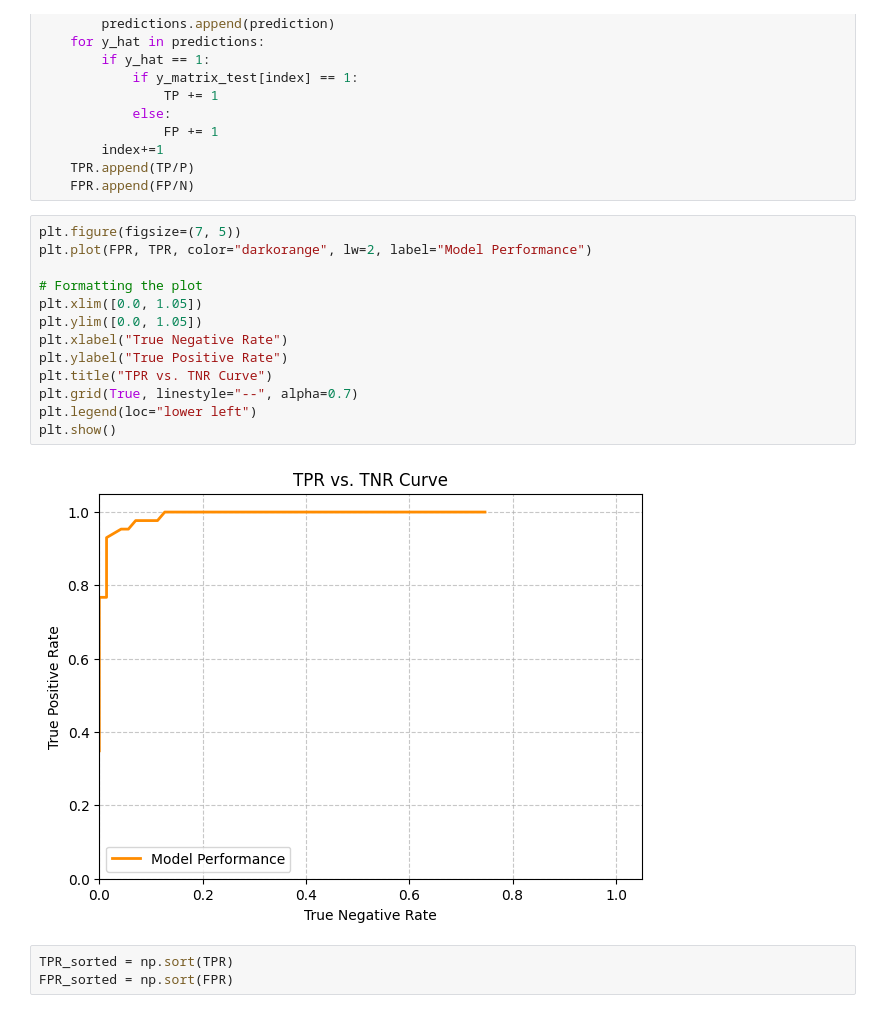
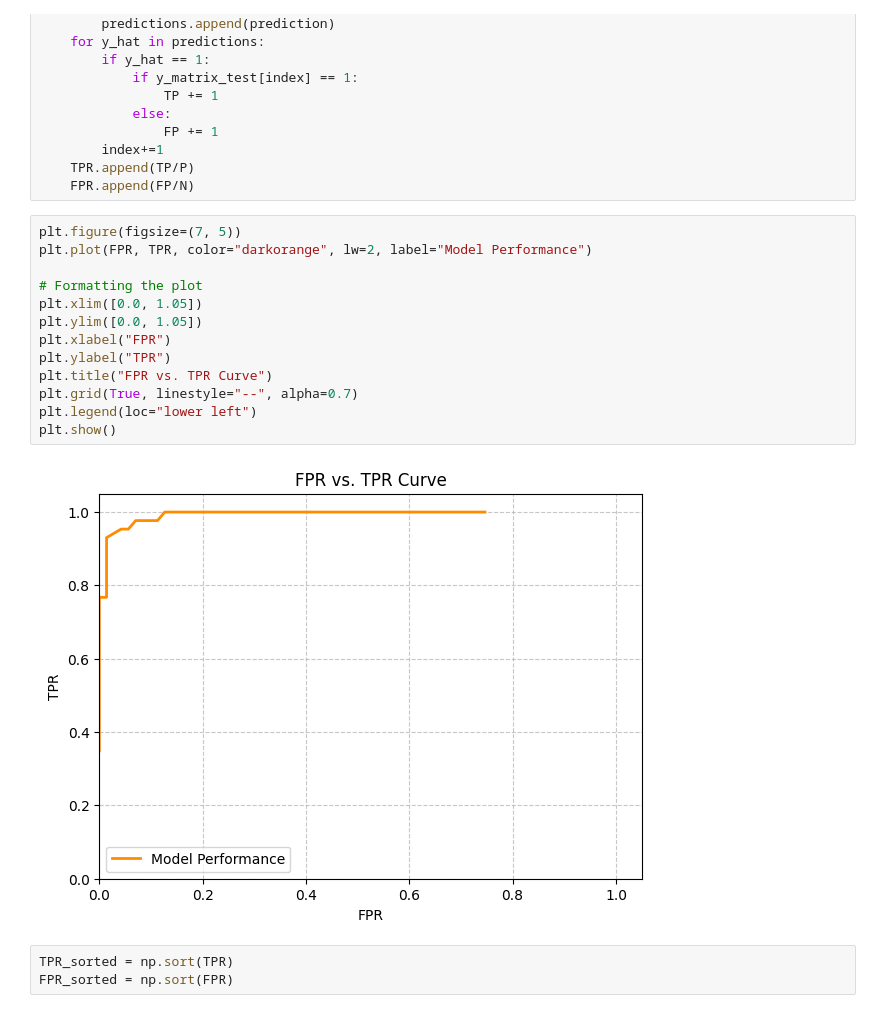
Before and after one commit to brko5178/MathFound, a Jupyter notebook: Assignment4.ipynb, the cells around one changed output. Drawn from its saved outputs; the diff is of its cells as text.

```diff
--- a/Assignment4.ipynb
+++ b/Assignment4.ipynb
@@ -86,18 +96,18 @@ for t in t_values:
 # %%
 plt.figure(figsize=(7, 5))
 plt.plot(FPR, TPR, color="darkorange", lw=2, label="Model Performance")
 
 # Formatting the plot
 plt.xlim([0.0, 1.05])
 plt.ylim([0.0, 1.05])
-plt.xlabel("True Negative Rate")
-plt.ylabel("True Positive Rate")
-plt.title("TPR vs. TNR Curve")
+plt.xlabel("FPR")
+plt.ylabel("TPR")
+plt.title("FPR vs. TPR Curve")
 plt.grid(True, linestyle="--", alpha=0.7)
 plt.legend(loc="lower left")
 plt.show()
 # %% [output]
-[figure, old version]
+[figure, new version]
 # %%
 TPR_sorted = np.sort(TPR)
 FPR_sorted = np.sort(FPR)
```
Also changed, not shown: parts of 40 cells of this notebook, 9 other files.
